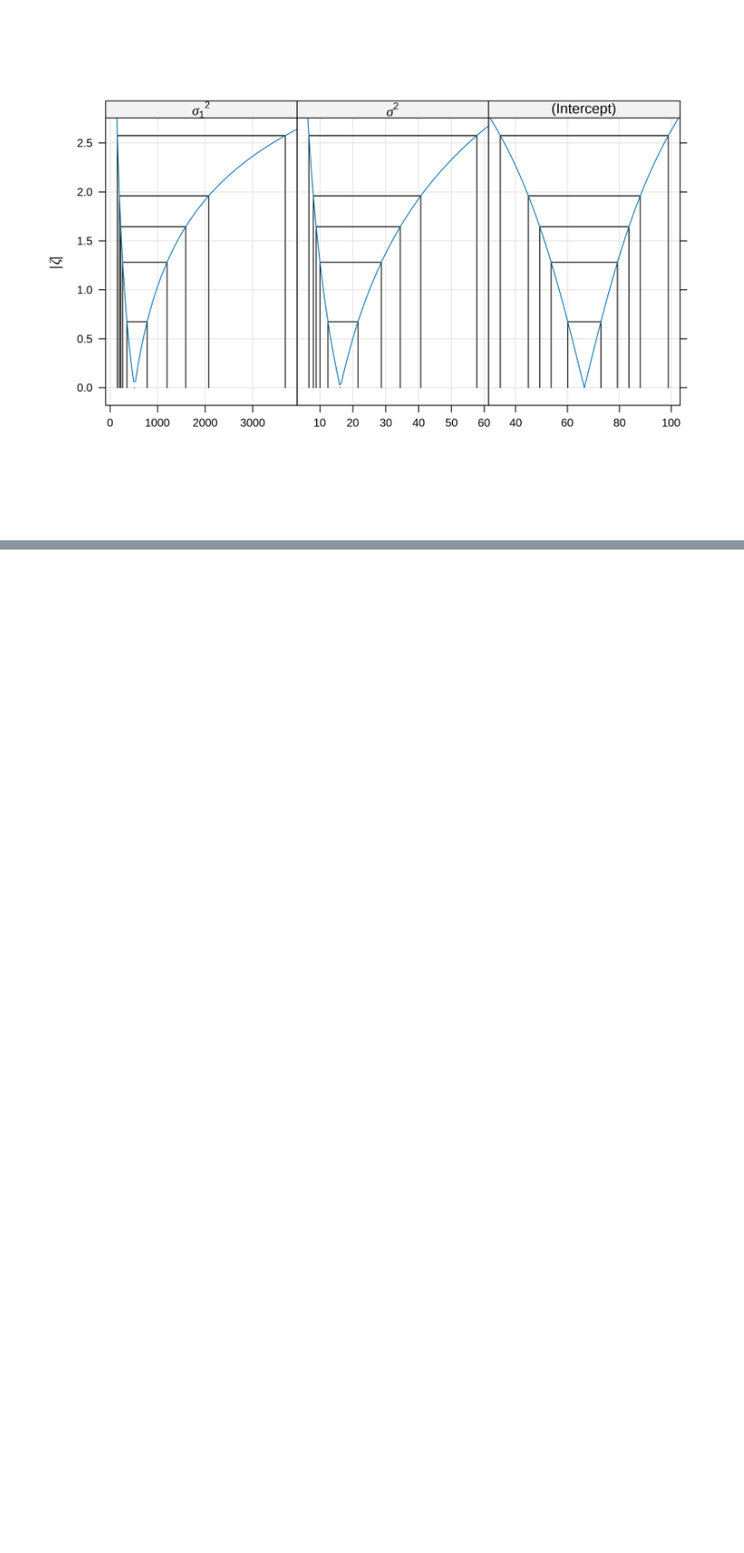
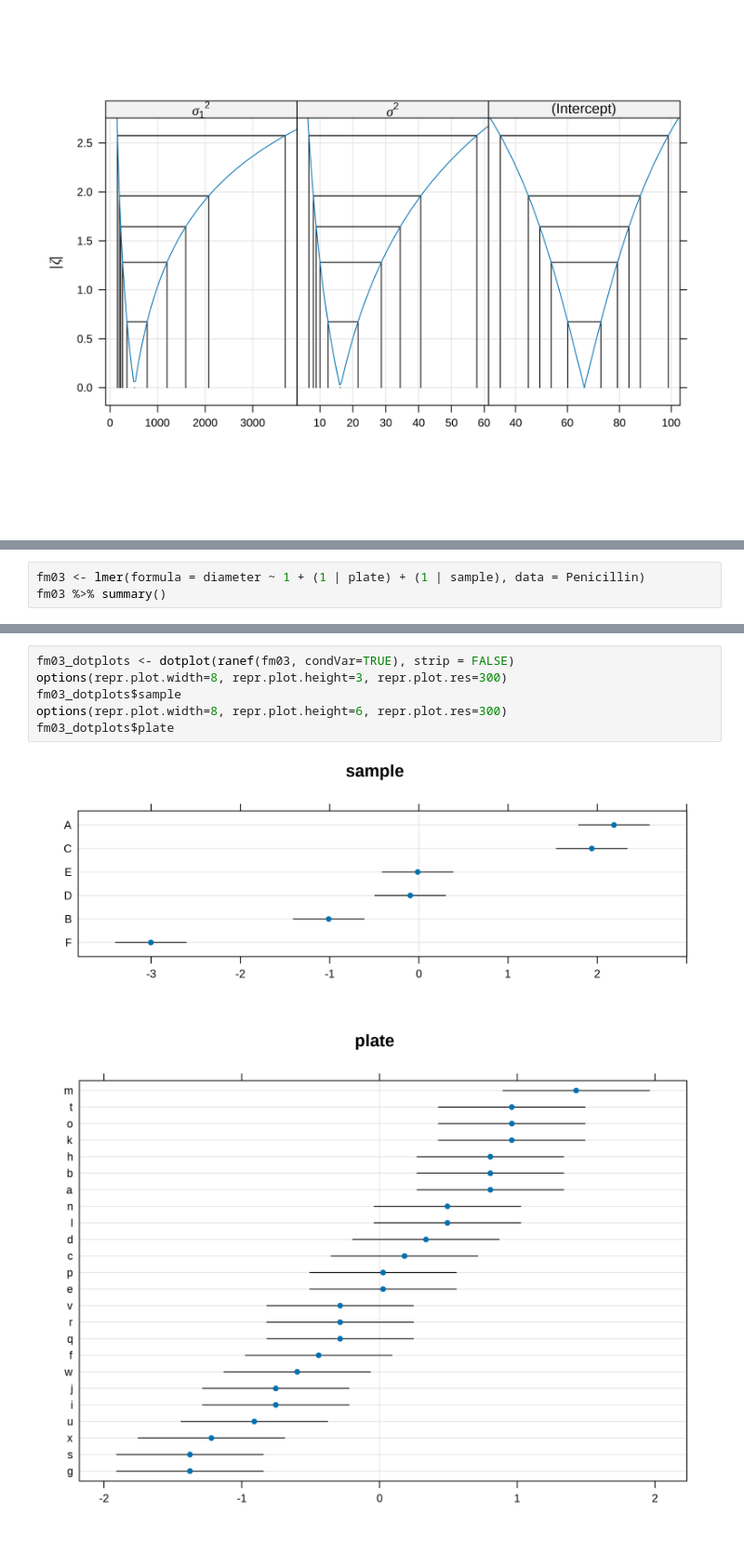
Before and after one commit to SanD94/lme4-playground, a Jupyter notebook: lme4.ipynb, the cells around one changed output, grey strips where cells are left out. Shown at 93% size. Drawn from its saved outputs; the diff is of its cells as text; blank space fills up the shorter version.

```diff
--- a/lme4.ipynb
+++ b/lme4.ipynb
@@ -493,0 +540,3 @@ pr01_ex %>% varianceProf() %>% xyplot(aspect = 1.5, absVal = TRUE)
+# %%
+fm03 <- lmer(formula = diameter ~ 1 + (1 | plate) + (1 | sample), data = Penicillin)
+fm03 %>% summary()
@@ -493,0 +564,9 @@ pr01_ex %>% varianceProf() %>% xyplot(aspect = 1.5, absVal = TRUE)
+# %%
+fm03_dotplots <- dotplot(ranef(fm03, condVar=TRUE), strip = FALSE)
+options(repr.plot.width=8, repr.plot.height=3, repr.plot.res=300)
+fm03_dotplots$sample
+options(repr.plot.width=8, repr.plot.height=6, repr.plot.res=300)
+fm03_dotplots$plate
+# %% [output]
+[figure, added]
+[figure, added]
```
Also changed, not shown: parts of 14 cells of this notebook.
